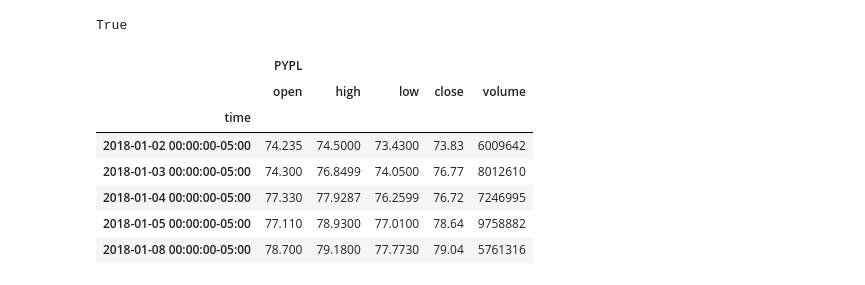
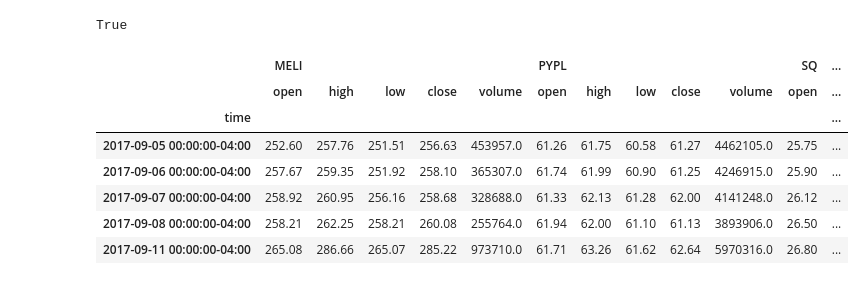
Before and after one commit to dmwalls24/FinTech_Portfolio_Dash, a Jupyter notebook: notebooks/samuel's_notebooks/Notebook.ipynb, the cells around one changed output. Drawn from its saved outputs; the diff is of its cells as text; code cells hidden in the pictures.

```diff
--- a/notebooks/samuel's_notebooks/Notebook.ipynb
+++ b/notebooks/samuel's_notebooks/Notebook.ipynb
@@ -33,26 +30,26 @@ alpaca = tradeapi.REST(
 # %%
 #15Min interval
 timeframe = "1D"
-start_date = pd.Timestamp("2018-01-01", tz="America/New_York").isoformat()
+start_date = pd.Timestamp("2017-01-01", tz="America/New_York").isoformat()
 end_date = pd.Timestamp("2021-12-31", tz="America/New_York").isoformat()
 #today = pd.Timestamp("2021-01-02", tz="America/New_York").isoformat()
-ticker = ["PYPL"]#, "SQ"]#,# "MELI"]
+ticker = ["PYPL","SQ","MELI","FISV"]
 fintech_ticker = alpaca.get_barset(
     ticker,
     timeframe,
     start=start_date,
     end=end_date,
     limit=1000,
 ).df
 fintech_ticker.dropna(inplace=True)
 fintech_ticker.head(5)
 #apple_ticker.dropna(inplace=True)
 # %% [output]
-|  | PYPL |  |  |  |  |
-|  | open | high | low | close | volume |
-| time |  |  |  |  |  |
-| 2018-01-02 00:00:00-05:00 | 74.235 | 74.5000 | 73.4300 | 73.83 | 6009642 |
-| 2018-01-03 00:00:00-05:00 | 74.300 | 76.8499 | 74.0500 | 76.77 | 8012610 |
-| 2018-01-04 00:00:00-05:00 | 77.330 | 77.9287 | 76.2599 | 76.72 | 7246995 |
-| 2018-01-05 00:00:00-05:00 | 77.110 | 78.9300 | 77.0100 | 78.64 | 9758882 |
-| 2018-01-08 00:00:00-05:00 | 78.700 | 79.1800 | 77.7730 | 79.04 | 5761316 |
+|  | MELI |  |  |  |  | PYPL |  |  |  |  | SQ | ... |
+|  | open | high | low | close | volume | open | high | low | close | volume | open | ... |
+| time |  |  |  |  |  |  |  |  |  |  |  | ... |
+| 2017-09-05 00:00:00-04:00 | 252.60 | 257.76 | 251.51 | 256.63 | 453957.0 | 61.26 | 61.75 | 60.58 | 61.27 | 4462105.0 | 25.75 | ... |
+| 2017-09-06 00:00:00-04:00 | 257.67 | 259.35 | 251.92 | 258.10 | 365307.0 | 61.74 | 61.99 | 60.90 | 61.25 | 4246915.0 | 25.90 | ... |
+| 2017-09-07 00:00:00-04:00 | 258.92 | 260.95 | 256.16 | 258.68 | 328688.0 | 61.33 | 62.13 | 61.28 | 62.00 | 4141248.0 | 26.12 | ... |
+| 2017-09-08 00:00:00-04:00 | 258.21 | 262.25 | 258.21 | 260.08 | 255764.0 | 61.94 | 62.00 | 61.10 | 61.13 | 3893906.0 | 26.50 | ... |
+| 2017-09-11 00:00:00-04:00 | 265.08 | 286.66 | 265.07 | 285.22 | 973710.0 | 61.71 | 63.26 | 61.62 | 62.64 | 5970316.0 | 26.80 | ... |
```
Also changed, not shown: parts of 21 cells of this notebook, 8 other files.
